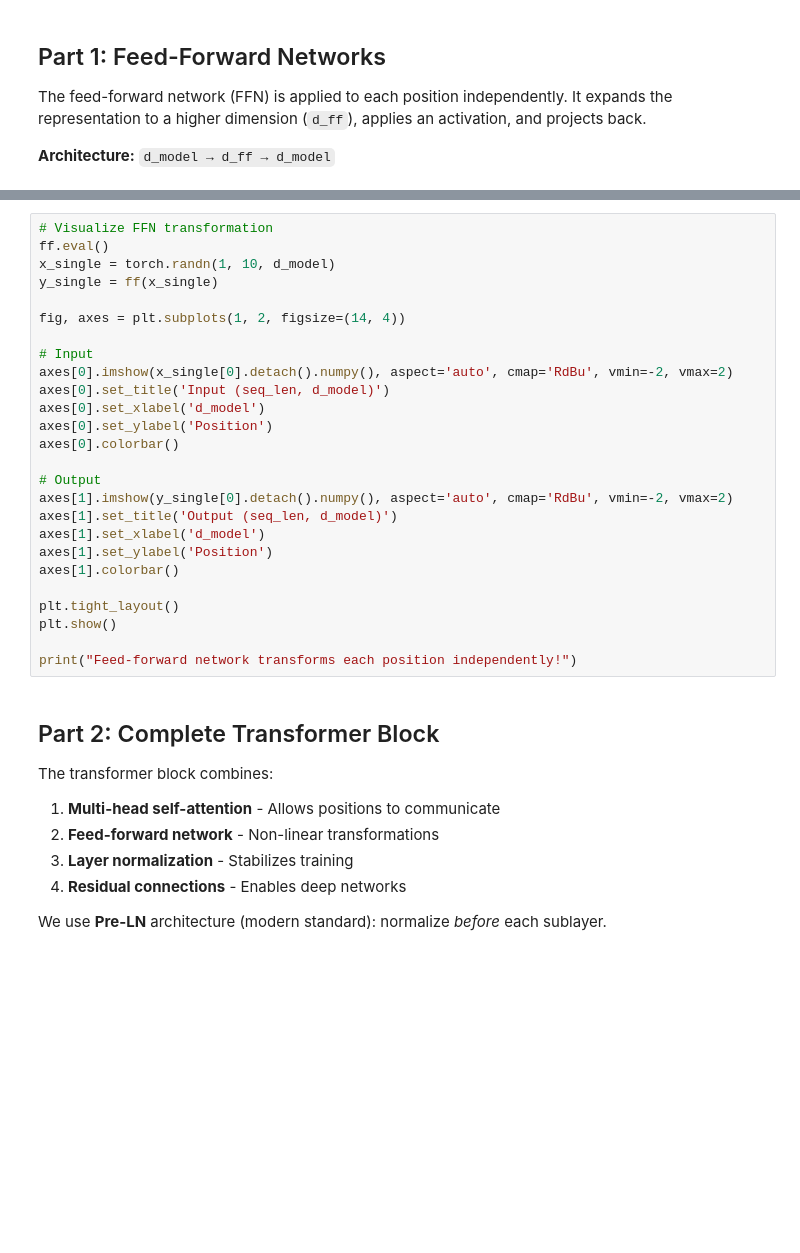
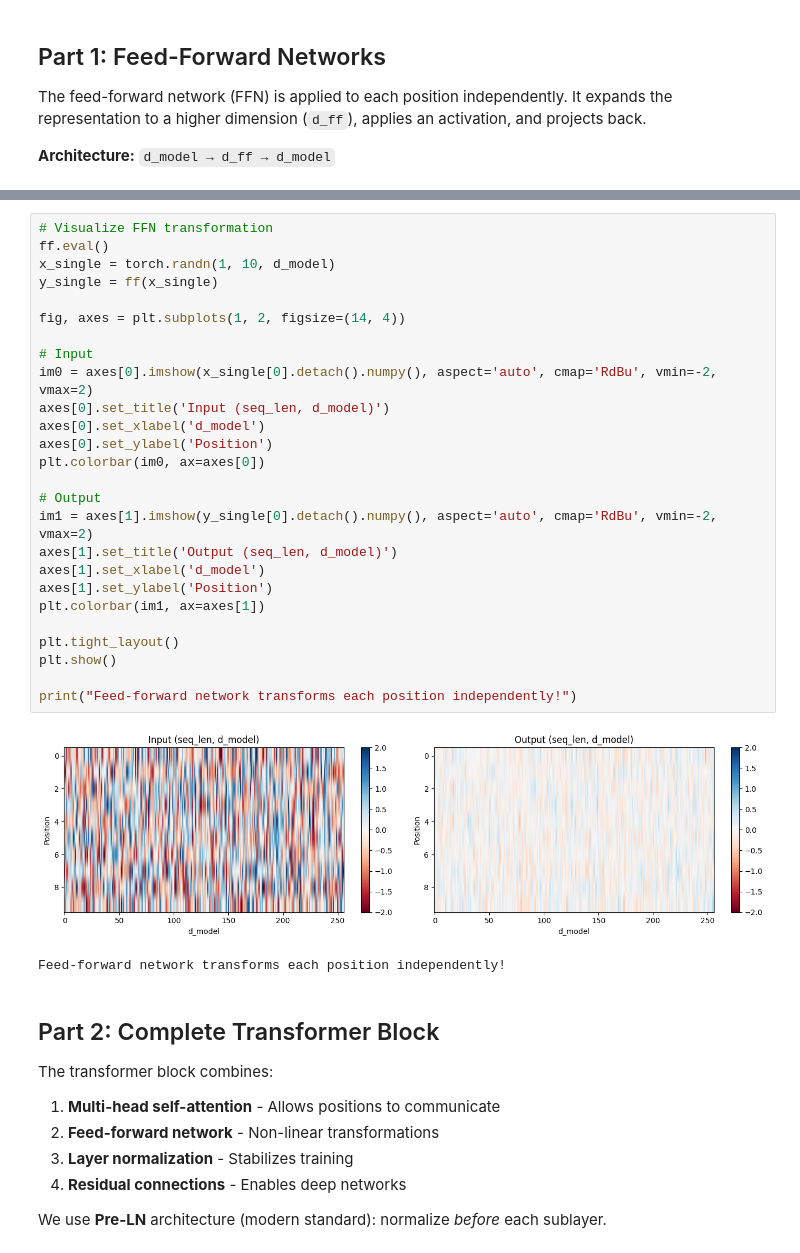
Before and after one commit to shiong-tan/tiny-transformer-build, a Jupyter notebook: docs/modules/03_transformer_block/notebook.ipynb, the cells around one changed output, grey strips where cells are left out. Cells and saved outputs as stored; diff of their text form; blank space fills up the shorter version.

```diff
--- a/docs/modules/03_transformer_block/notebook.ipynb
+++ b/docs/modules/03_transformer_block/notebook.ipynb
@@ -60,29 +70,32 @@ print(f"\nParameter count: {sum(p.numel() for p in ff.parameters()):,}")
 # %%
 # Visualize FFN transformation
 ff.eval()
 x_single = torch.randn(1, 10, d_model)
 y_single = ff(x_single)
 
 fig, axes = plt.subplots(1, 2, figsize=(14, 4))
 
 # Input
-axes[0].imshow(x_single[0].detach().numpy(), aspect='auto', cmap='RdBu', vmin=-2, vmax=2)
+im0 = axes[0].imshow(x_single[0].detach().numpy(), aspect='auto', cmap='RdBu', vmin=-2, vmax=2)
 axes[0].set_title('Input (seq_len, d_model)')
 axes[0].set_xlabel('d_model')
 axes[0].set_ylabel('Position')
-axes[0].colorbar()
+plt.colorbar(im0, ax=axes[0])
 
 # Output
-axes[1].imshow(y_single[0].detach().numpy(), aspect='auto', cmap='RdBu', vmin=-2, vmax=2)
+im1 = axes[1].imshow(y_single[0].detach().numpy(), aspect='auto', cmap='RdBu', vmin=-2, vmax=2)
 axes[1].set_title('Output (seq_len, d_model)')
 axes[1].set_xlabel('d_model')
 axes[1].set_ylabel('Position')
-axes[1].colorbar()
+plt.colorbar(im1, ax=axes[1])
 
 plt.tight_layout()
 plt.show()
 
 print("Feed-forward network transforms each position independently!")
+# %% [output]
+[figure, added]
+Feed-forward network transforms each position independently!
 # %% [markdown]
 ## Part 2: Complete Transformer Block
 
```
Also changed, not shown: parts of 10 cells of this notebook, 7 other files.
